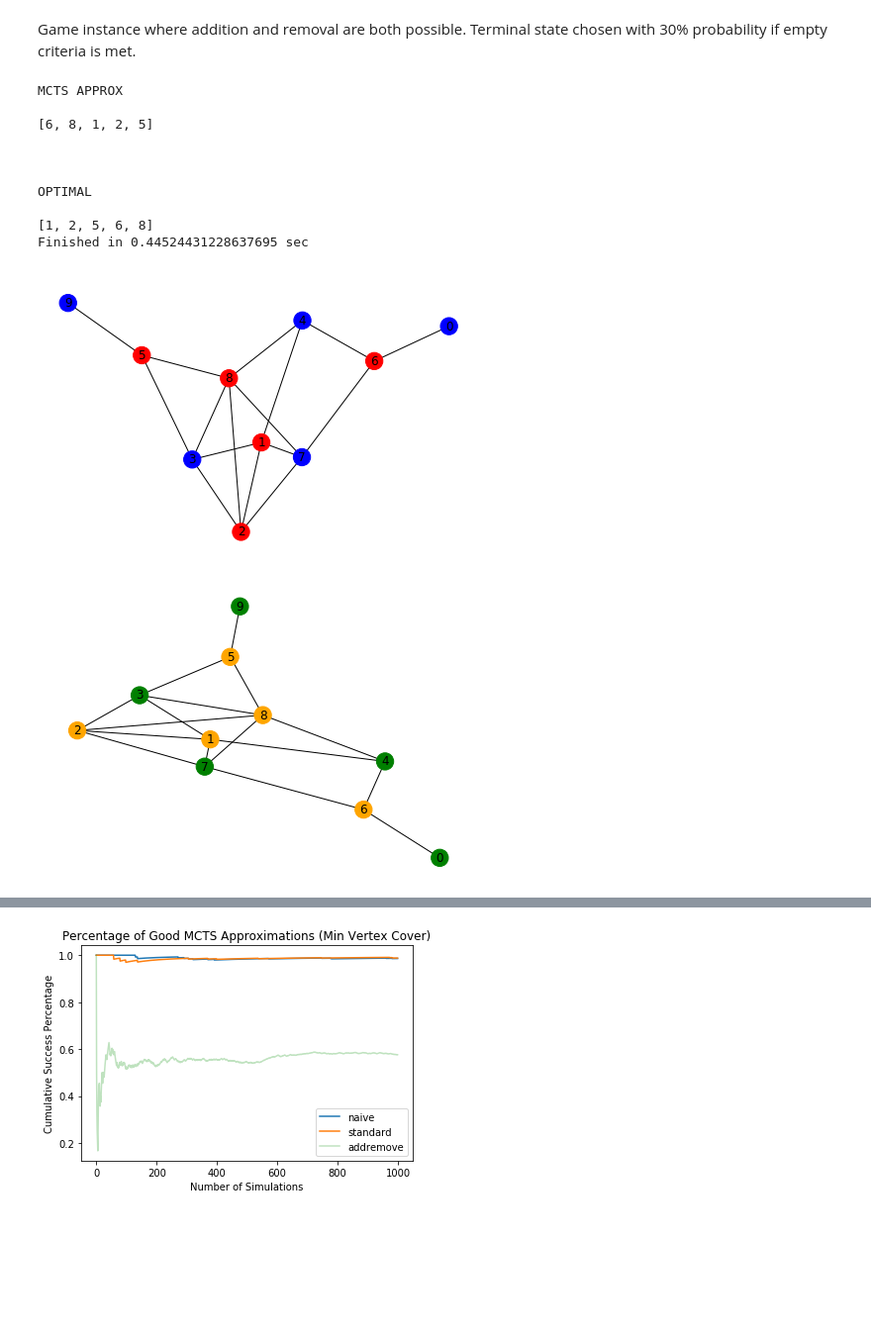
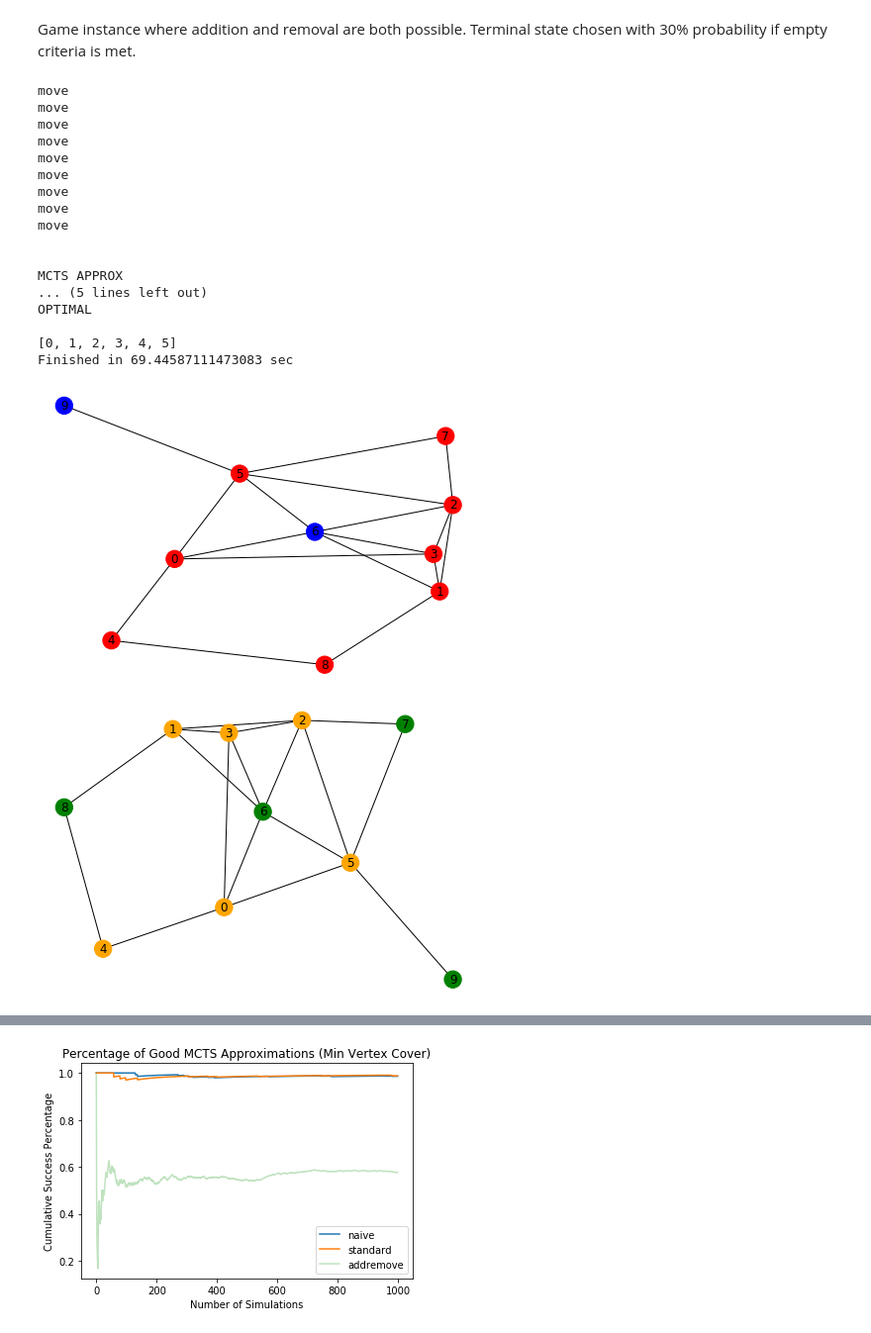
Before and after one commit to colindbrown/columbia-deep-learning-project, a Jupyter notebook: MCTS/MCTS Comparisons.ipynb, the cells around one changed output, grey strips where cells are left out. Shown at 99% size. Cells and saved outputs as stored; diff of their text form; code cells hidden in the pictures; blank space fills up the shorter version.

```diff
--- a/MCTS/MCTS Comparisons.ipynb
+++ b/MCTS/MCTS Comparisons.ipynb
@@ -297,6 +361,8 @@ def play_game(G, display = True, game = 'standard', num_rollouts = 50):
         board = NaiveVertexCoverInstance(G)
     elif game=='addremove':
         board = VertexCoverAddRemove(G)
+    elif game=='modaddremove':
+        board = VertexCoverModAddRemove(G)
 
     moves = 0
     while True:
@@ -357,25 +423,32 @@ def show_optimal_vc(G, display=True):
 # %%
 import time
 start = time.time()
 G = generate_graph(10)
-vc = play_game(G,game='naive')
+vc = play_game(G,game='modaddremove')
 print()
 opt = show_optimal_vc(G)
 
 print('Finished in {} sec'.format(time.time()-start))
 # %% [output]
-MCTS APPROX
-
-[6, 8, 1, 2, 5]
+move
+move
+move
+move
+move
+move
+move
+move
+move
 
 
-
+MCTS APPROX
+... (5 lines left out)
 OPTIMAL
 
-[1, 2, 5, 6, 8]
-Finished in 0.44524431228637695 sec
+[0, 1, 2, 3, 4, 5]
+Finished in 69.44587111473083 sec
-[figure, old version]
+[figure, new version]
-[figure, old version]
+[figure, new version]
 # %%
 NUM_SIMS = 1000
 
```
Also changed, not shown: parts of 3 cells of this notebook, 5 other files.
